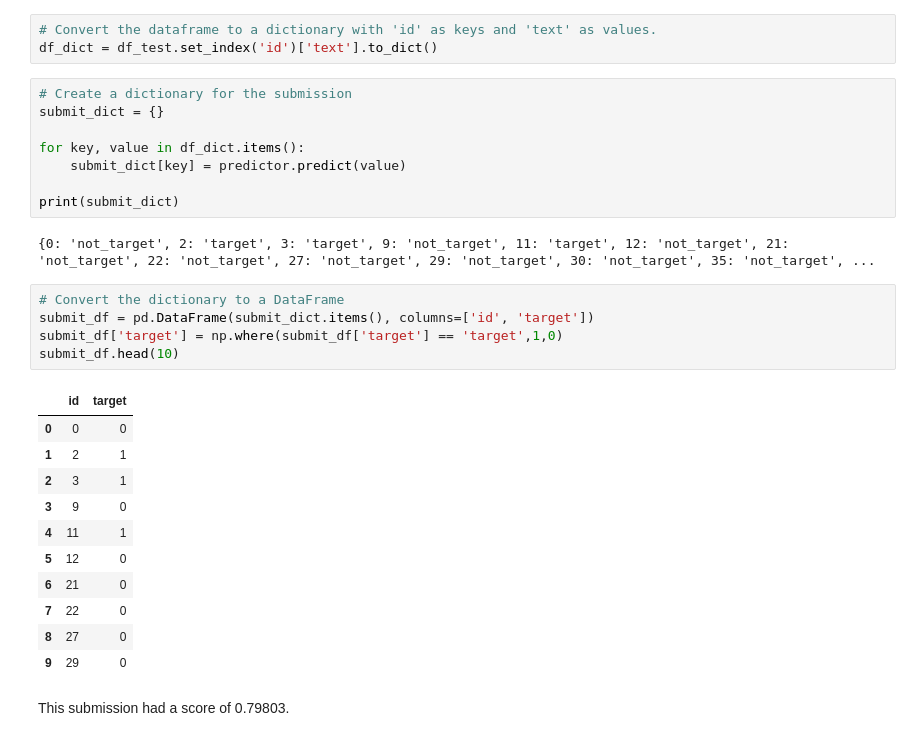
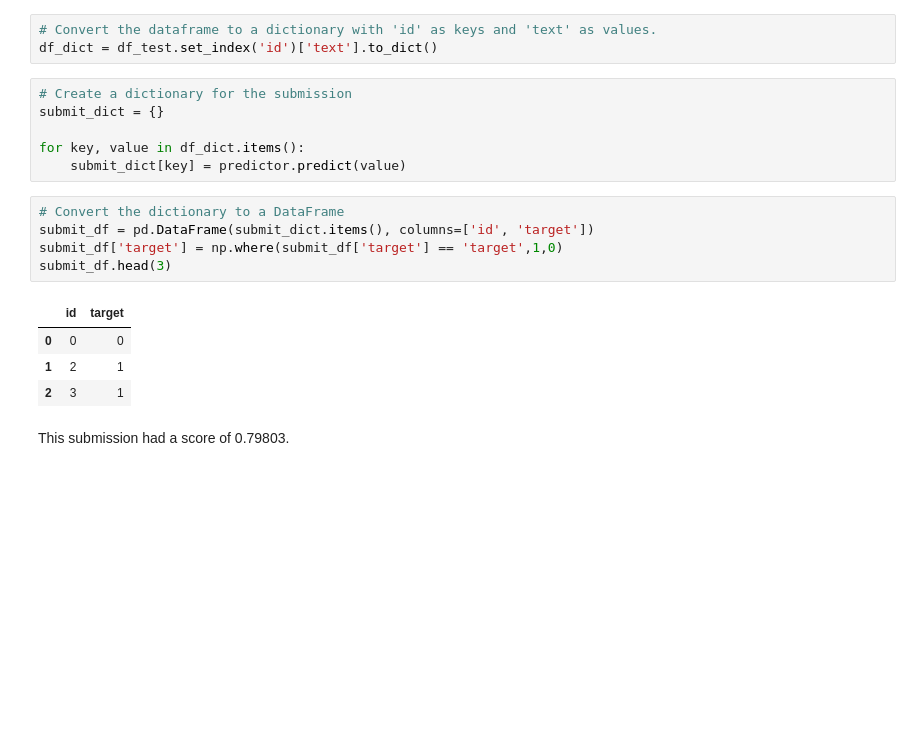
Before and after one commit to DennisMYoung/Kaggle, a Jupyter notebook: NLP_Getting_Started.ipynb, the cells around one changed output. Saved outputs shown, nothing was run; the diff lists cells and outputs as text; blank space fills up the shorter version.

```diff
--- a/NLP_Getting_Started.ipynb
+++ b/NLP_Getting_Started.ipynb
@@ -548,27 +550,16 @@ submit_dict = {}
 
 for key, value in df_dict.items():
     submit_dict[key] = predictor.predict(value)
-
-print(submit_dict)
-# %% [output]
-{0: 'not_target', 2: 'target', 3: 'target', 9: 'not_target', 11: 'target', 12: 'not_target', 21: 'not_target', 22: 'not_target', 27: 'not_target', 29: 'not_target', 30: 'not_target', 35: 'not_target', ...
 # %%
 # Convert the dictionary to a DataFrame
 submit_df = pd.DataFrame(submit_dict.items(), columns=['id', 'target'])
 submit_df['target'] = np.where(submit_df['target'] == 'target',1,0)
-submit_df.head(10)
+submit_df.head(3)
 # %% [output]
 |  | id | target |
 | 0 | 0 | 0 |
 | 1 | 2 | 1 |
 | 2 | 3 | 1 |
-| 3 | 9 | 0 |
-| 4 | 11 | 1 |
-| 5 | 12 | 0 |
-| 6 | 21 | 0 |
-| 7 | 22 | 0 |
-| 8 | 27 | 0 |
-| 9 | 29 | 0 |
 # %% [markdown]
 This submission had a score of 0.79803.
 # %%
```
Also changed, not shown: parts of 6 cells of this notebook.
